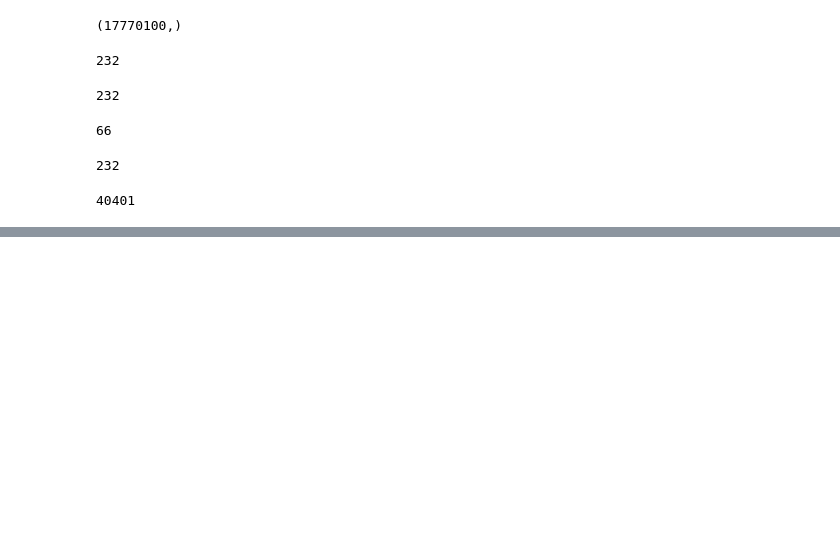
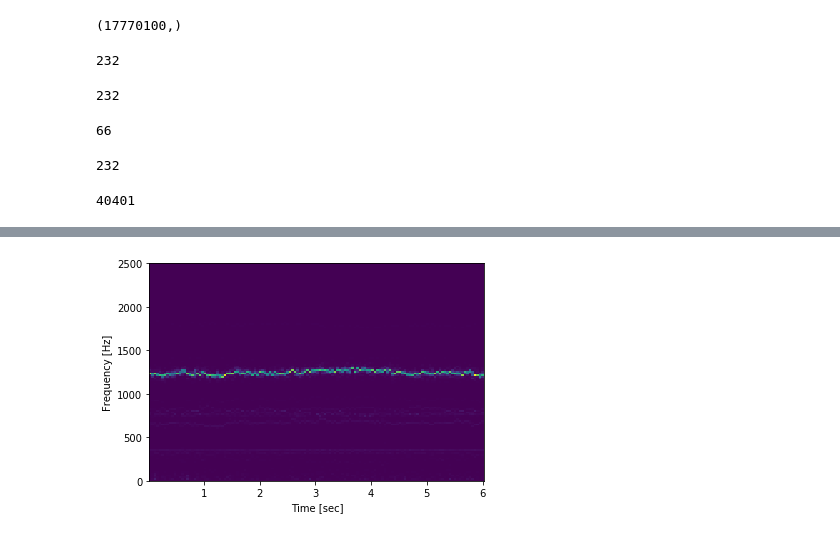
Before and after one commit to andylikescodes/Neurofeedback, a Jupyter notebook: explore.ipynb, the cells around one changed output, grey strips where cells are left out. Drawn from its saved outputs; the diff is of its cells as text; code cells hidden in the pictures; blank space fills up the shorter version.

```diff
--- a/explore.ipynb
+++ b/explore.ipynb
@@ -177,0 +154,8 @@ Text(0, 0.5, 'EEG data (T)')
+# %%
+f, t, Sxx = spectrogram(eeg_signal.get_channel('F7'), 5000)
+plt.pcolormesh(t, f, Sxx)
+plt.ylabel('Frequency [Hz]')
+plt.xlabel('Time [sec]')
+plt.show()
+# %% [output]
+[figure, added]
```
Also changed, not shown: parts of 31 cells of this notebook.
